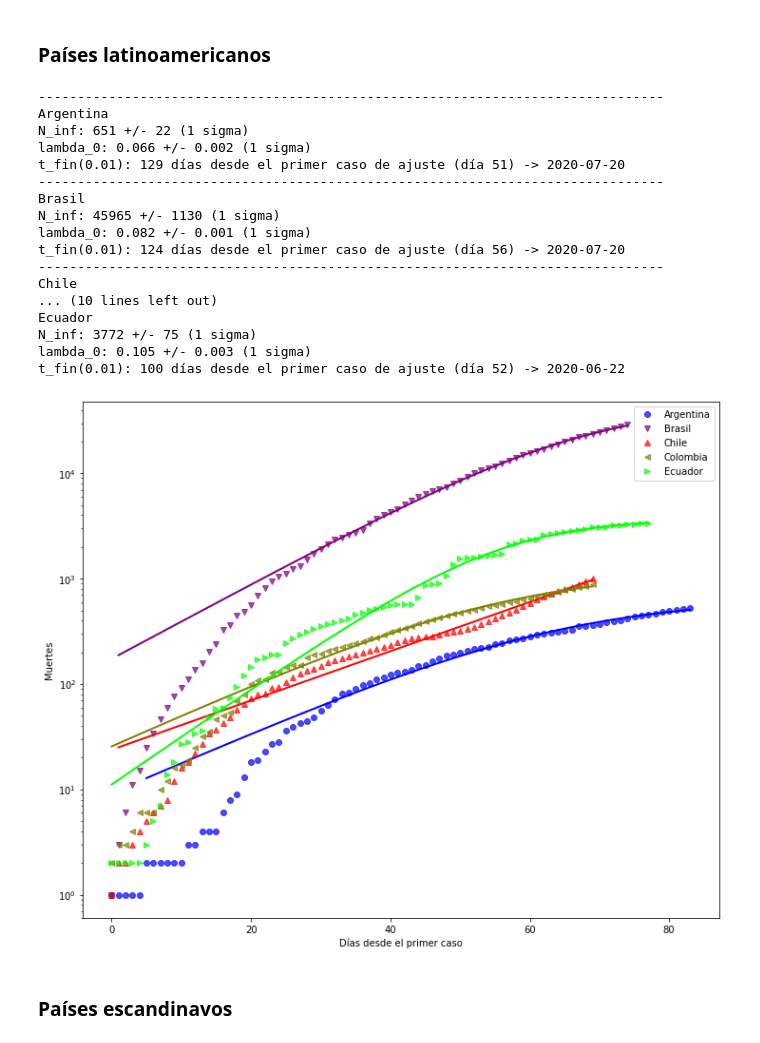
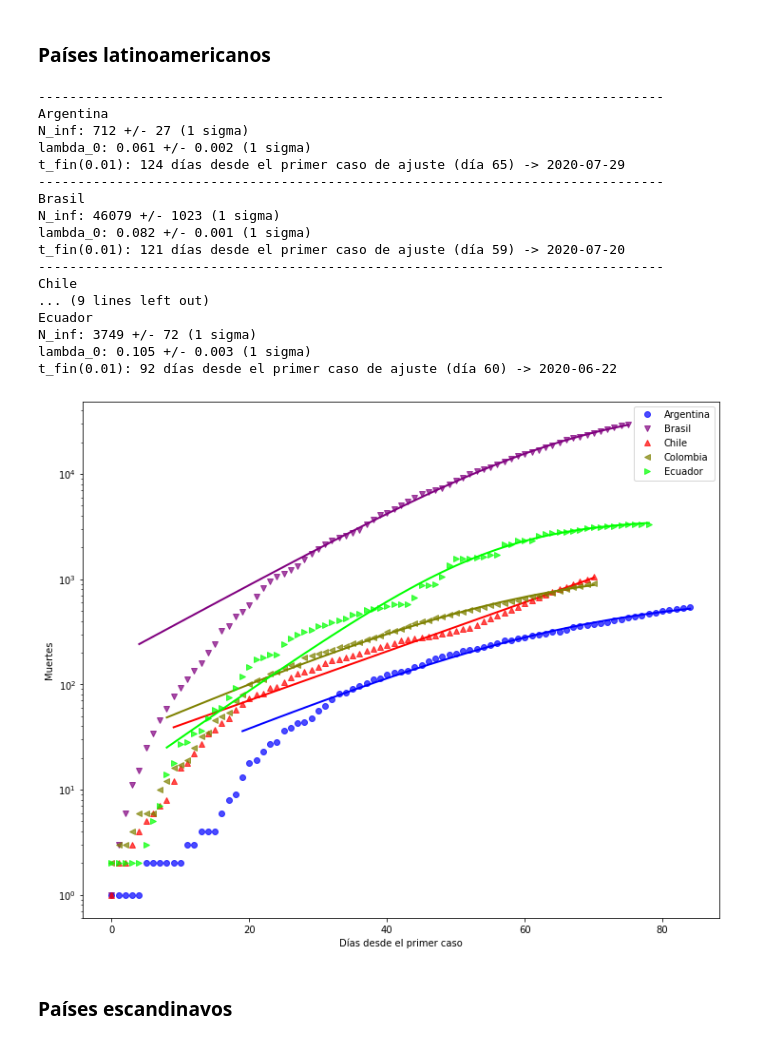
Before and after one commit to manuxch/logistic-covid19, a Jupyter notebook: Logistic_model_COVID-19.ipynb, the cells around one changed output. Cells and saved outputs as stored; diff of their text form; code cells hidden in the pictures.

Commit message:
Actualización diaria de visualizaciones, ajustes y registros

```diff
--- a/Logistic_model_COVID-19.ipynb
+++ b/Logistic_model_COVID-19.ipynb
@@ -276,26 +276,26 @@ t_fin(0.01): 90 días desde el primer caso de ajuste (día 54) -> 2020-06-14
 # %% [markdown]
 ### Países latinoamericanos
 # %%
-plot_fit(deadths_lat, 2, 'Muertes', logscale=True, p_fin=0.01)
+plot_fit(deadths_lat, 12, 'Muertes', logscale=True, p_fin=0.01)
 # %% [output]
 --------------------------------------------------------------------------------
 Argentina
-N_inf: 651 +/- 22 (1 sigma)
-lambda_0: 0.066 +/- 0.002 (1 sigma)
-t_fin(0.01): 129 días desde el primer caso de ajuste (día 51) -> 2020-07-20
+N_inf: 712 +/- 27 (1 sigma)
+lambda_0: 0.061 +/- 0.002 (1 sigma)
+t_fin(0.01): 124 días desde el primer caso de ajuste (día 65) -> 2020-07-29
 --------------------------------------------------------------------------------
 Brasil
-N_inf: 45965 +/- 1130 (1 sigma)
+N_inf: 46079 +/- 1023 (1 sigma)
 lambda_0: 0.082 +/- 0.001 (1 sigma)
-t_fin(0.01): 124 días desde el primer caso de ajuste (día 56) -> 2020-07-20
+t_fin(0.01): 121 días desde el primer caso de ajuste (día 59) -> 2020-07-20
 --------------------------------------------------------------------------------
 Chile
-... (10 lines left out)
+... (9 lines left out)
 Ecuador
-N_inf: 3772 +/- 75 (1 sigma)
+N_inf: 3749 +/- 72 (1 sigma)
 lambda_0: 0.105 +/- 0.003 (1 sigma)
-t_fin(0.01): 100 días desde el primer caso de ajuste (día 52) -> 2020-06-22
+t_fin(0.01): 92 días desde el primer caso de ajuste (día 60) -> 2020-06-22
-[figure, old version]
+[figure, new version]
 # %% [markdown]
 ### Países escandinavos
 # %%
```
Also changed, not shown: parts of 8 cells of this notebook.
